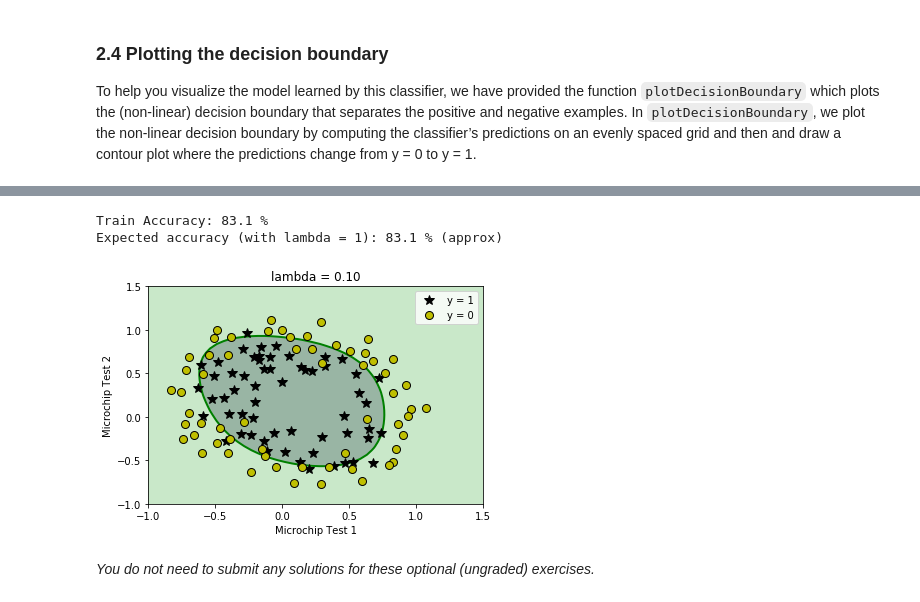
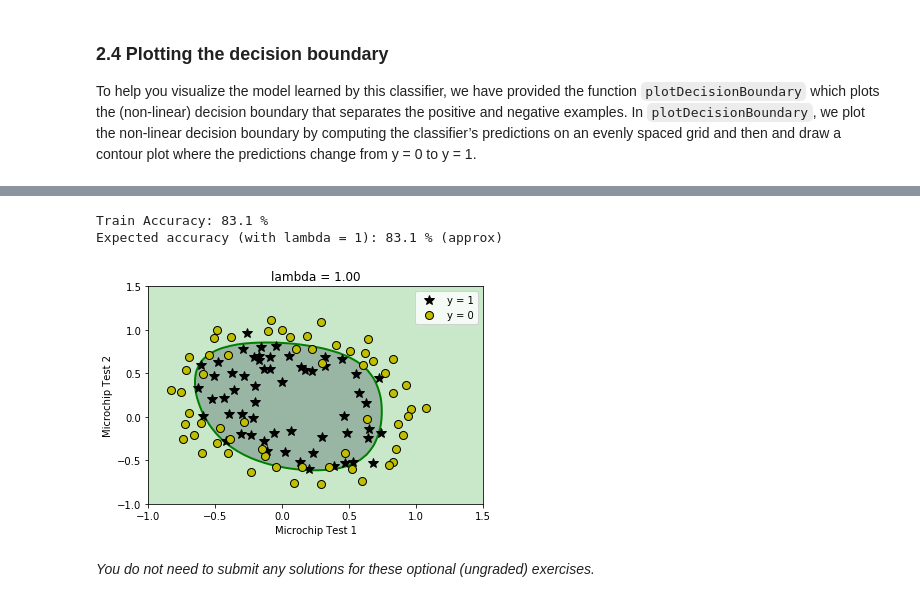
Before and after one commit to 1160300314/ml-coursera-python-assignments, a Jupyter notebook: Exercise2/exercise2.ipynb, the cells around one changed output, grey strips where cells are left out. Saved outputs shown, nothing was run; the diff lists cells and outputs as text; code cells hidden in the pictures.

```diff
--- a/Exercise2/exercise2.ipynb
+++ b/Exercise2/exercise2.ipynb
@@ -572,7 +572,7 @@ def costFunctionReg(theta, X, y, lambda_):
     grad = np.zeros(theta.shape)
 
     # ===================== YOUR CODE HERE ======================
-    J = -np.mean(y * np.log(sigmoid(X.dot(theta))) + (1 - y) * np.log(1 - sigmoid(X.dot(theta)))) + (lambda_ / 2) * np.mean(theta.dot(theta))
+    J = -np.mean(y * np.log(sigmoid(X.dot(theta))) + (1 - y) * np.log(1 - sigmoid(X.dot(theta)))) + (lambda_ / (2 * m)) * (theta.dot(theta))
     grad = (sigmoid(X.dot(theta)) - y).dot(X) / m
     for i in range(1, len(theta)):
         grad[i] += lambda_ / m * theta[i]
@@ -678,41 +678,40 @@ With a larger $\lambda$, you should see a plot that shows an simpler decision bo
 initial_theta = np.zeros(X.shape[1])
 
 # Set regularization parameter lambda to 1 (you should vary this)
-lambda_ = 0.1
+lambda_ = 1
 
 # set options for optimize.minimize
 options= {'maxiter': 400}
 
 res = optimize.minimize(costFunctionReg,
                         initial_theta,
                         (X, y, lambda_),
                         jac=True,
                         method='TNC',
                         options=options)
 
 # the fun property of OptimizeResult object returns
 # the value of costFunction at optimized theta
 cost = res.fun
 
 # the optimized theta is in the x property of the result
 theta = res.x
 
 utils.plotDecisionBoundary(plotData, theta, X, y)
 pyplot.xlabel('Microchip Test 1')
 pyplot.ylabel('Microchip Test 2')
 pyplot.legend(['y = 1', 'y = 0'])
 pyplot.grid(False)
 pyplot.title('lambda = %0.2f' % lambda_)
 
 # Compute accuracy on our training set
 p = predict(theta, X)
 
 print('Train Accuracy: %.1f %%' % (np.mean(p == y) * 100))
 print('Expected accuracy (with lambda = 1): 83.1 % (approx)\n')
-# 或许应该是lambda = 0.1时正确率才为83.1%
 # %% [output]
 Train Accuracy: 83.1 %
 Expected accuracy (with lambda = 1): 83.1 % (approx)
-[figure, old version]
+[figure, new version]
 # %% [markdown]
 *You do not need to submit any solutions for these optional (ungraded) exercises.*
```
Also changed, not shown: parts of 1 cell of this notebook.
